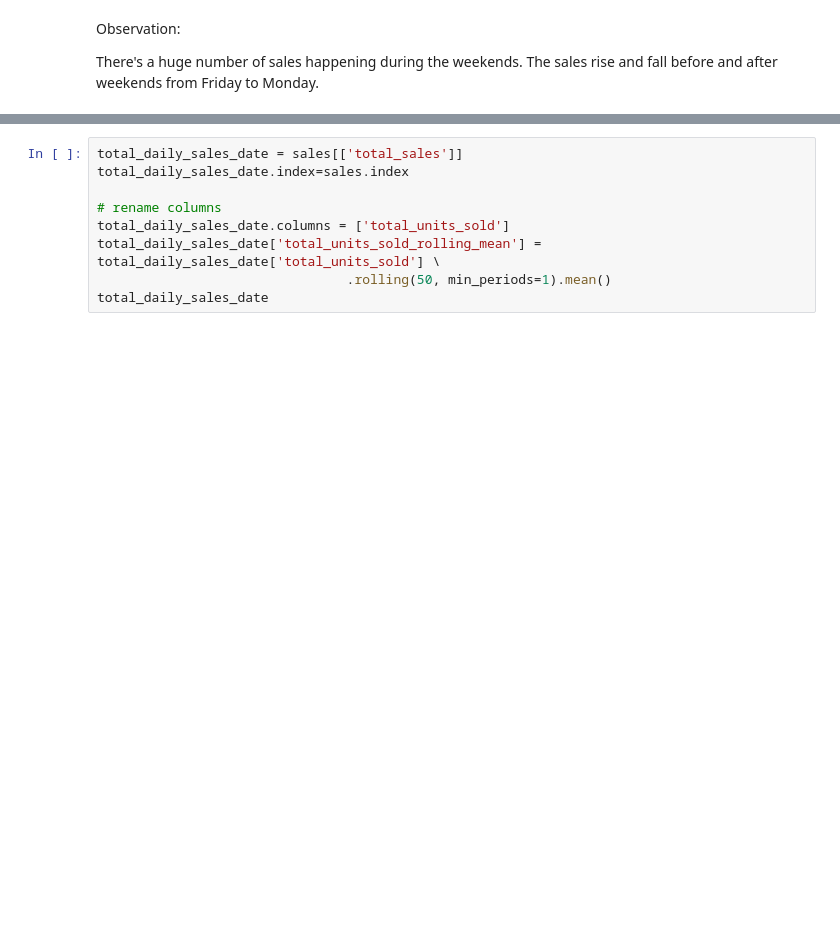
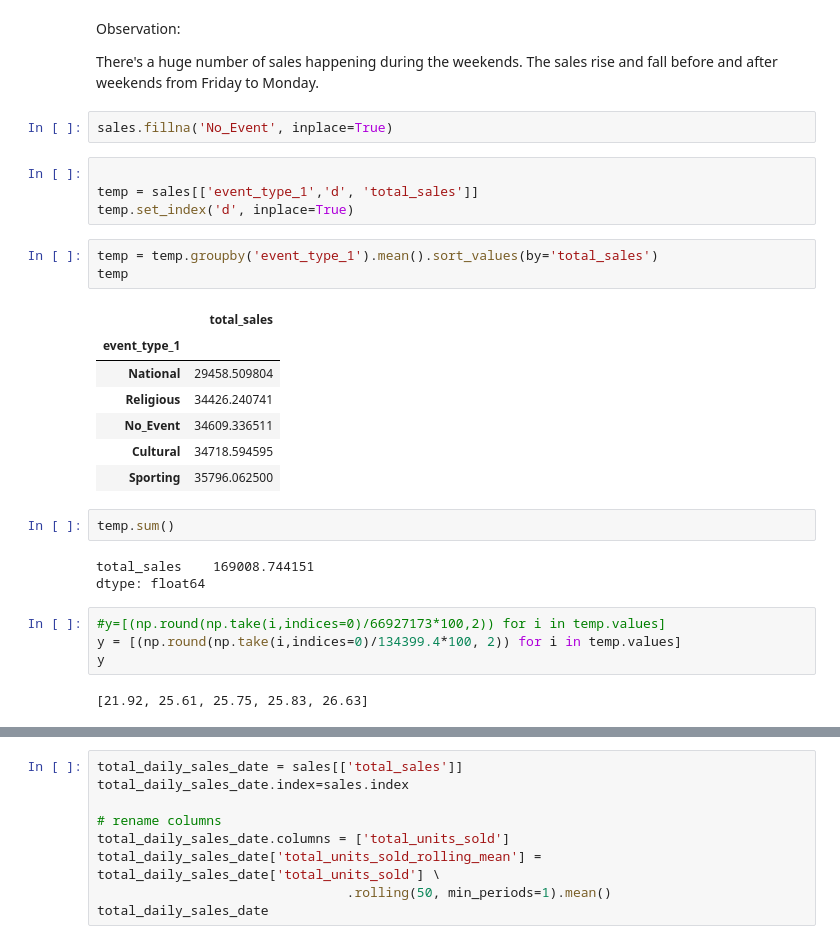
Before and after one commit to ElizabethSebastian/Sales-Forecasting, a Jupyter notebook: EDA.ipynb, the cells around one changed output, grey strips where cells are left out. Cells and saved outputs as stored; diff of their text form; blank space fills up the shorter version.

```diff
--- a/EDA.ipynb
+++ b/EDA.ipynb
@@ -160,3 +178,31 @@ Observation:
 
 There's a huge number of sales happening during the weekends.
 The sales rise and fall before and after weekends from Friday to Monday.
+# %%
+sales.fillna('No_Event', inplace=True)
+# %%
+
+temp = sales[['event_type_1','d', 'total_sales']]
+temp.set_index('d', inplace=True)
+# %%
+temp = temp.groupby('event_type_1').mean().sort_values(by='total_sales')
+temp
+# %% [output]
+|  | total_sales |
+| event_type_1 |  |
+| National | 29458.509804 |
+| Religious | 34426.240741 |
+| No_Event | 34609.336511 |
+| Cultural | 34718.594595 |
+| Sporting | 35796.062500 |
+# %%
+temp.sum()
+# %% [output]
+total_sales    169008.744151
+dtype: float64
+# %%
+#y=[(np.round(np.take(i,indices=0)/66927173*100,2)) for i in temp.values]
+y = [(np.round(np.take(i,indices=0)/134399.4*100, 2)) for i in temp.values]
+y
+# %% [output]
+[21.92, 25.61, 25.75, 25.83, 26.63]
```
Also changed, not shown: parts of 22 cells of this notebook.
